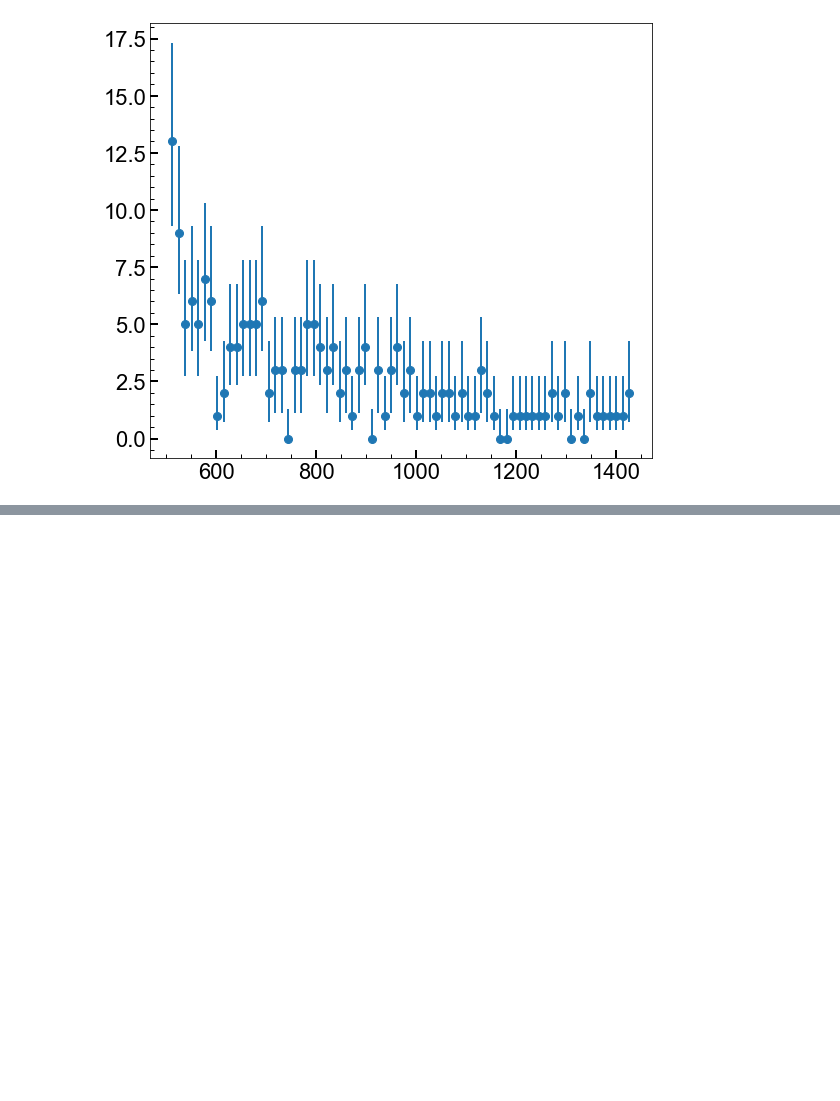
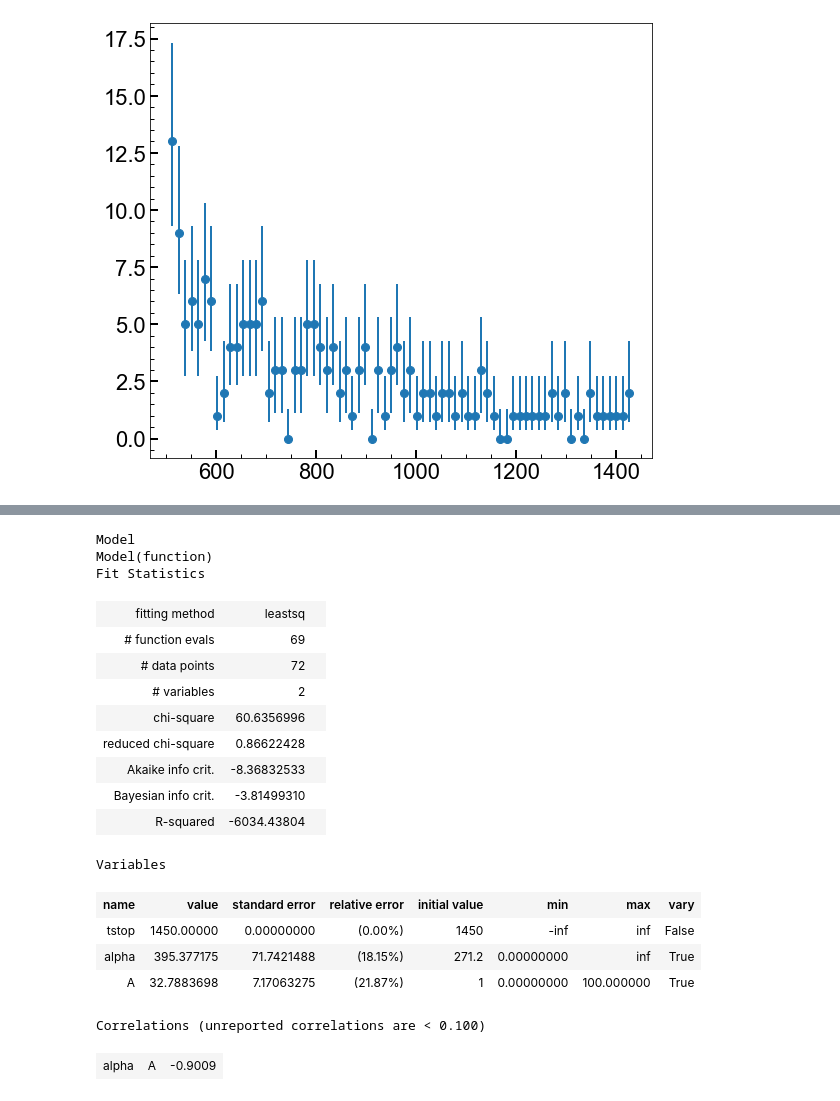
Before and after one commit to villano-lab/thermal-flux_paper2023, a Jupyter notebook: PlotSCDMSCfData-April-ANV-Buggy.ipynb, the cells around one changed output, grey strips where cells are left out. Saved outputs shown, nothing was run; the diff lists cells and outputs as text; code cells hidden in the pictures; blank space fills up the shorter version.

```diff
--- a/PlotSCDMSCfData-April-ANV-Buggy.ipynb
+++ b/PlotSCDMSCfData-April-ANV-Buggy.ipynb
@@ -107,3 +114,6 @@ ax1.errorbar(thing, counts, yerr=[ntot_minus,ntot_plus], marker='o', markersize=
 plt.show(fig)
 # %% [output]
 [figure]
+# %%
+weight = (1/((ntot_plus+ntot_minus)/2))
+print(weight)
@@ -109,0 +168,37 @@ plt.show(fig)
+# %%
+f_mod = lm.Model(function)
+f_params = f_mod.make_params()               # define parameters
+
+f_params.add('alpha',     vary=True,  value=271.2, min=0)  # half life
+
+# amplitude
+f_params.add('A', vary=True,  value=1,      min=0,max=100)
+# time
+f_params.add('tstop',  vary=False,  value=1450)
+
+#do the fitting
+counts1 = counts/np.sum(counts)
+weight1 = weight*np.sum(counts)
+f_fit = f_mod.fit(counts1, f_params, t = thing, weights = weight1)
+
+f_fit
+# %% [output]
+Model
+Model(function)
+Fit Statistics
+| fitting method | leastsq |  |
+| # function evals | 69 |  |
+| # data points | 72 |  |
+| # variables | 2 |  |
+| chi-square | 60.6356996 |  |
+| reduced chi-square | 0.86622428 |  |
+| Akaike info crit. | -8.36832533 |  |
+| Bayesian info crit. | -3.81499310 |  |
+| R-squared | -6034.43804 |  |
+Variables
+| name | value | standard error | relative error | initial value | min | max | vary |
+| tstop | 1450.00000 | 0.00000000 | (0.00%) | 1450 | -inf | inf | False |
+| alpha | 395.377175 | 71.7421488 | (18.15%) | 271.2 | 0.00000000 | inf | True |
+| A | 32.7883698 | 7.17063275 | (21.87%) | 1 | 0.00000000 | 100.000000 | True |
+Correlations (unreported correlations are < 0.100)
+| alpha | A | -0.9009 |
```
Also changed, not shown: parts of 6 cells of this notebook.
